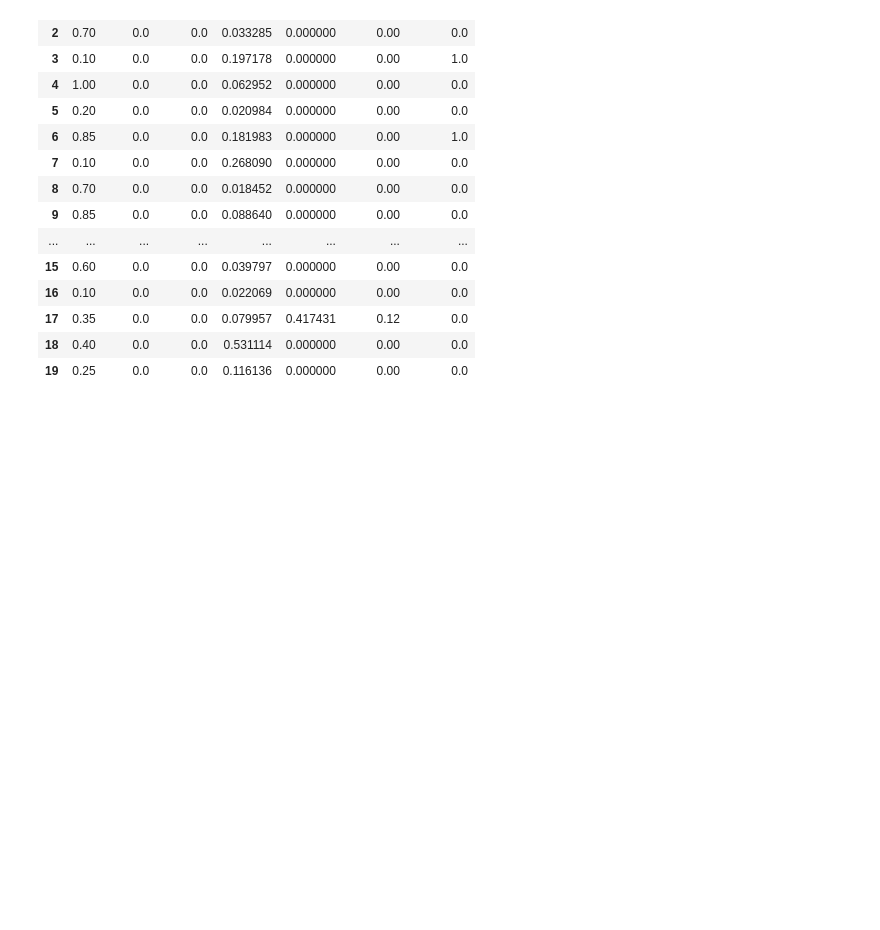
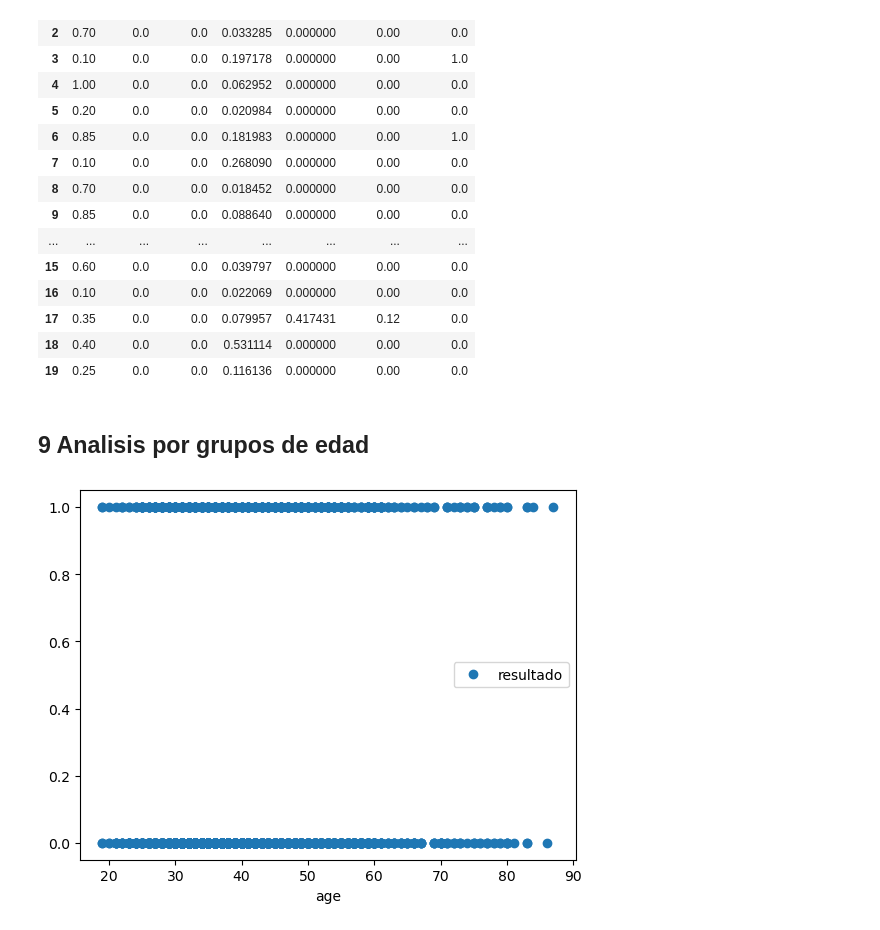
Before and after one commit to juandtap/IA_practica_01, a Jupyter notebook: practica_1_analisis_exploratorio_de_datos.ipynb, the cells around one changed output. Drawn from its saved outputs; the diff is of its cells as text; code cells hidden in the pictures; blank space fills up the shorter version.

```diff
--- a/practica_1_analisis_exploratorio_de_datos.ipynb
+++ b/practica_1_analisis_exploratorio_de_datos.ipynb
@@ -828,3 +839,11 @@ df_filtrado.head(20)
 | 17 | 0.35 | 0.0 | 0.0 | 0.079957 | 0.417431 | 0.12 | 0.0 |
 | 18 | 0.40 | 0.0 | 0.0 | 0.531114 | 0.000000 | 0.00 | 0.0 |
 | 19 | 0.25 | 0.0 | 0.0 | 0.116136 | 0.000000 | 0.00 | 0.0 |
+# %% [markdown]
+## 9 Analisis por grupos de edad
+# %%
+dataframe_orderby_edad = dataframe.sort_values(by=['age'])
+dataframe_orderby_edad.plot(x='age', y='resultado', style='o')
+plt.show()
+# %% [output]
+[figure, added]
```
Also changed, not shown: parts of 30 cells of this notebook, 2 other files.
